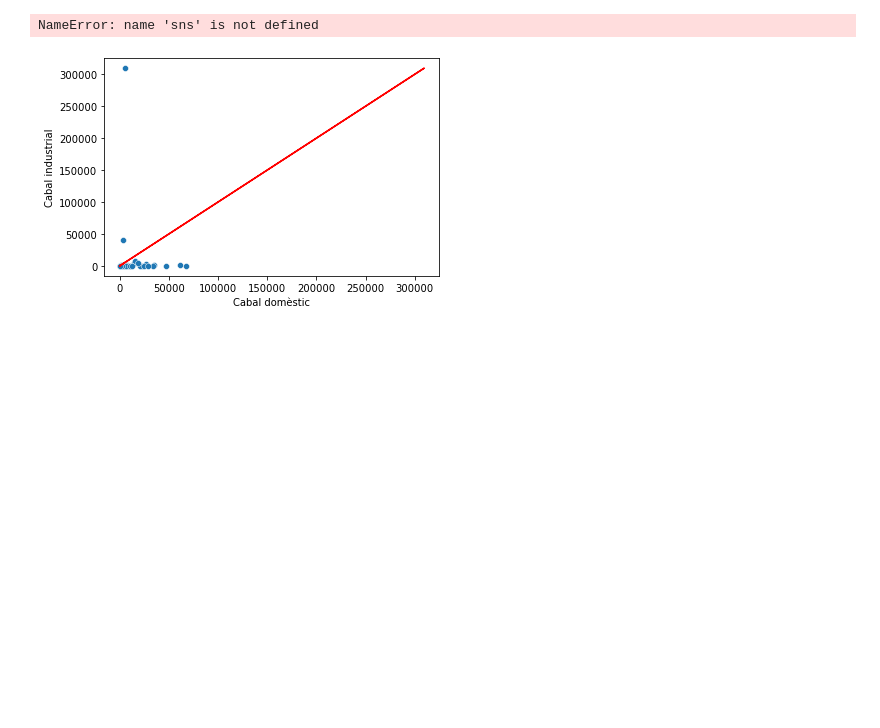
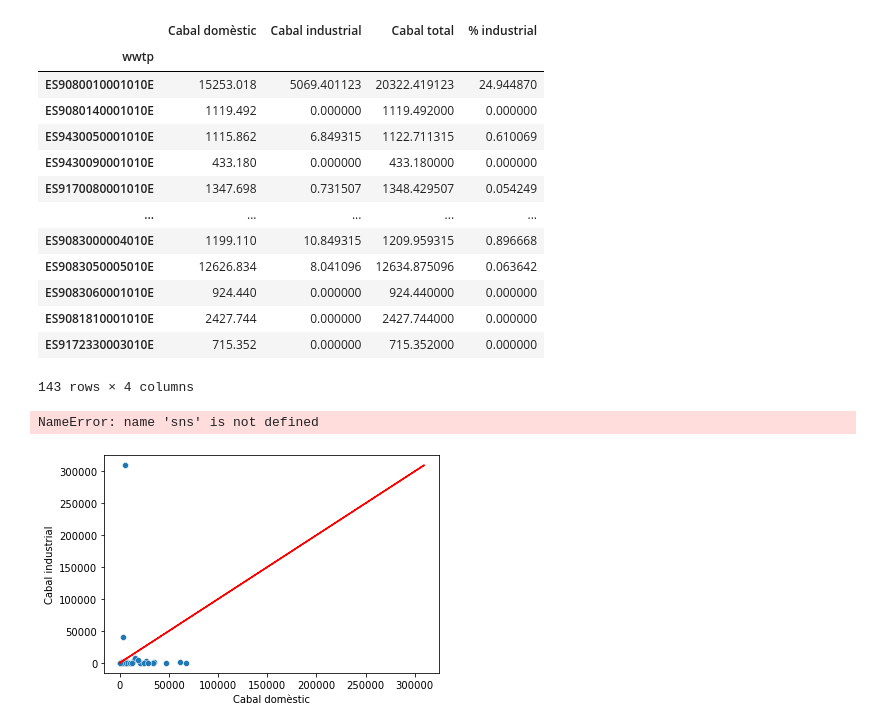
Before and after one commit to icra/traca, a Jupyter notebook: inputs compound generator/scripts/comparacio_cabal.ipynb, the cells around one changed output. Saved outputs shown, nothing was run; the diff lists cells and outputs as text; code cells hidden in the pictures; blank space fills up the shorter version.

```diff
--- a/inputs compound generator/scripts/comparacio_cabal.ipynb
+++ b/inputs compound generator/scripts/comparacio_cabal.ipynb
@@ -117,11 +149,26 @@ df
 # %%
 df_cabal = df[['wwtp', 'Cabal domèstic', 'Cabal industrial']].set_index('wwtp')
 df_cabal["Cabal total"] = df_cabal["Cabal domèstic"] + df_cabal["Cabal industrial"]
 df_cabal["% industrial"] = 100 * df_cabal["Cabal industrial"] / df_cabal["Cabal total"]
+df_cabal
 
-
-df_cabal = df_cabal[["Cabal total", "% industrial"]]
-df_cabal.to_csv("C:\\Users\\jsalo\\Desktop\\cabal.csv")
+#df_cabal = df_cabal[["Cabal total", "% industrial"]]
+#df_cabal.to_csv("C:\\Users\\jsalo\\Desktop\\cabal.csv")
+# %% [output]
+|  | Cabal domèstic | Cabal industrial | Cabal total | % industrial |
+| wwtp |  |  |  |  |
+| ES9080010001010E | 15253.018 | 5069.401123 | 20322.419123 | 24.944870 |
+| ES9080140001010E | 1119.492 | 0.000000 | 1119.492000 | 0.000000 |
+| ES9430050001010E | 1115.862 | 6.849315 | 1122.711315 | 0.610069 |
+| ES9430090001010E | 433.180 | 0.000000 | 433.180000 | 0.000000 |
+| ES9170080001010E | 1347.698 | 0.731507 | 1348.429507 | 0.054249 |
+| ... | ... | ... | ... | ... |
+| ES9083000004010E | 1199.110 | 10.849315 | 1209.959315 | 0.896668 |
+| ES9083050005010E | 12626.834 | 8.041096 | 12634.875096 | 0.063642 |
+| ES9083060001010E | 924.440 | 0.000000 | 924.440000 | 0.000000 |
+| ES9081810001010E | 2427.744 | 0.000000 | 2427.744000 | 0.000000 |
+| ES9172330003010E | 715.352 | 0.000000 | 715.352000 | 0.000000 |
+143 rows × 4 columns
 # %%
 #Cabal observat VS estimat
 
```
Also changed, not shown: parts of 4 cells of this notebook, 14 other files.
